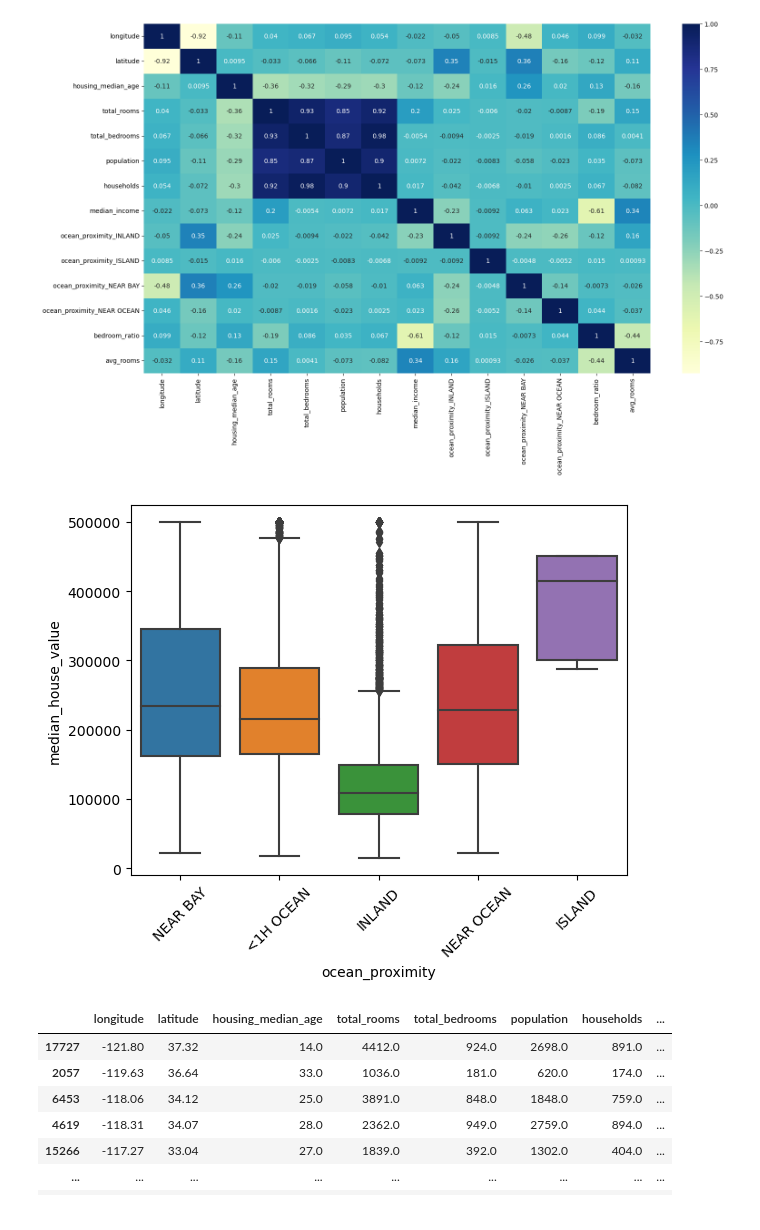
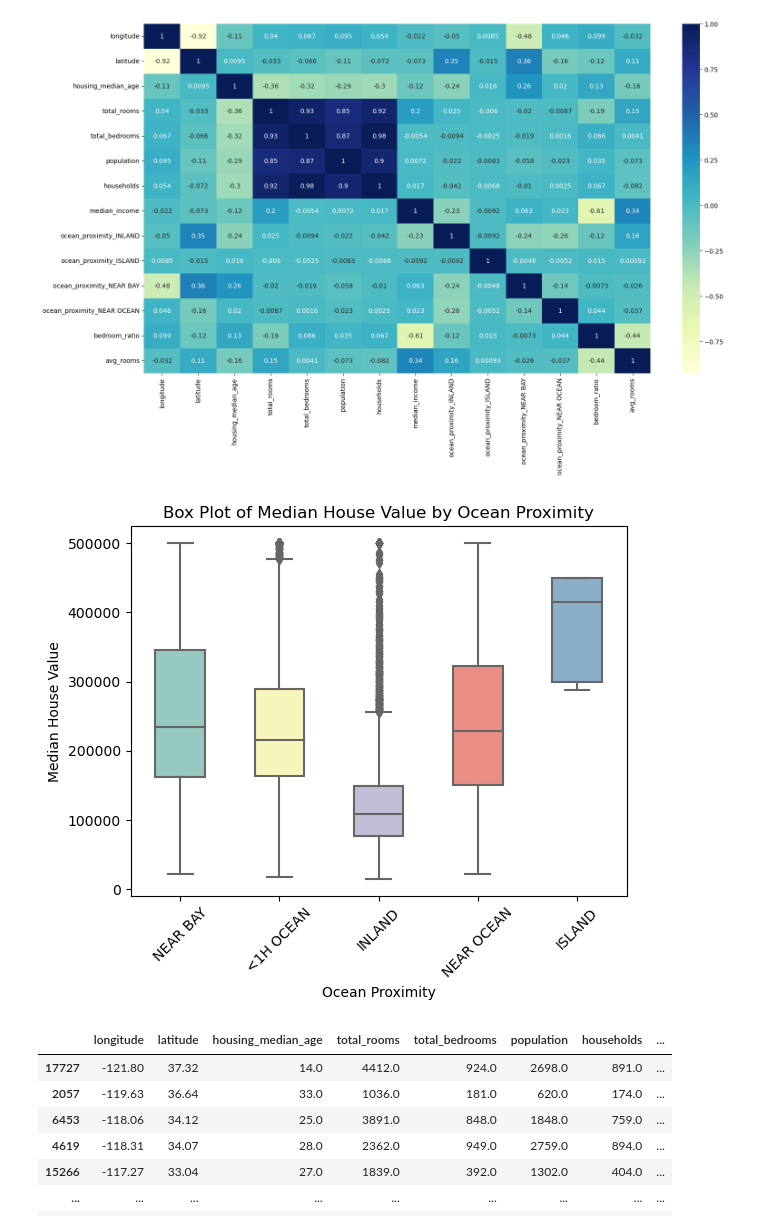
Before and after one commit to Elijah-Diekmann/ML-House-Price-Predictions, a Jupyter notebook: ML Project.ipynb, the cells around one changed output. Saved outputs shown, nothing was run; the diff lists cells and outputs as text; code cells hidden in the pictures.

```diff
--- a/ML Project.ipynb
+++ b/ML Project.ipynb
@@ -82,11 +82,14 @@ plt.show()
 # %% [output]
 [figure]
 # %%
-sns.boxplot(x='ocean_proximity', y='median_house_value', data=data)
+sns.boxplot(x='ocean_proximity', y='median_house_value', data=data, width=0.5, palette='Set3')
 plt.xticks(rotation=45)
+plt.title('Box Plot of Median House Value by Ocean Proximity')
+plt.xlabel('Ocean Proximity')
+plt.ylabel('Median House Value')
 plt.show()
 # %% [output]
-[figure, old version]
+[figure, new version]
 # %%
 X_train['bedroom_ratio'] = X_train['total_bedrooms'] / X_train['total_rooms']
 X_train['avg_rooms'] = X_train['total_rooms'] / X_train['households']
```
